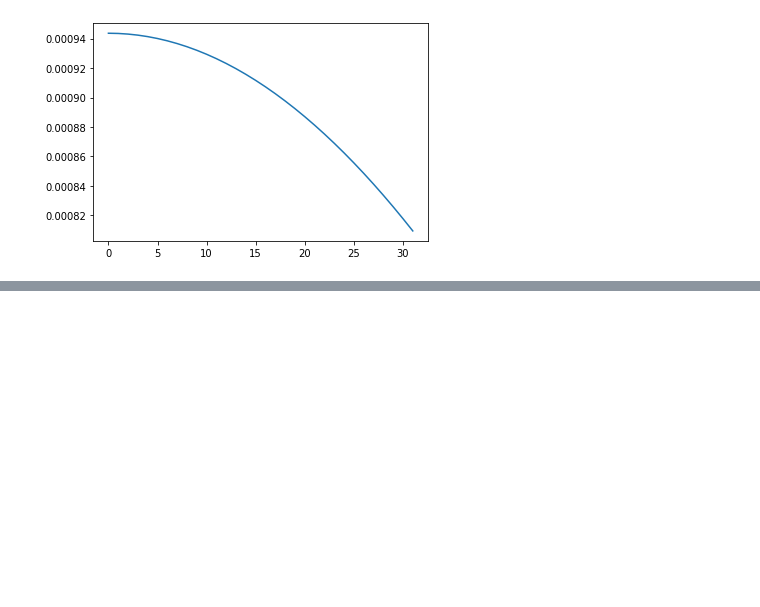
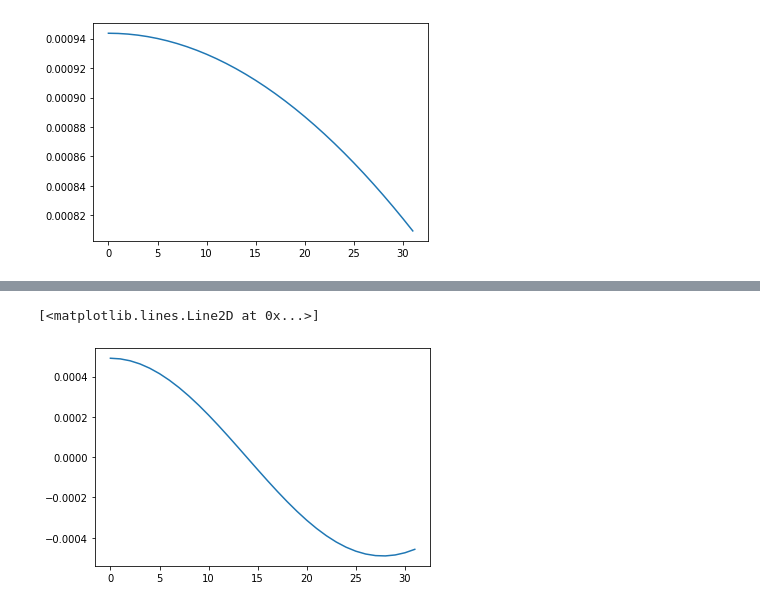
Before and after one commit to Peter-Paul/wallstreet-forecast, a Jupyter notebook: analytics/crypto/DCT SIGNALS/jan-jun.ipynb, the cells around one changed output, grey strips where cells are left out. Saved outputs shown, nothing was run; the diff lists cells and outputs as text; code cells hidden in the pictures; blank space fills up the shorter version.

```diff
--- a/analytics/crypto/DCT SIGNALS/jan-jun.ipynb
+++ b/analytics/crypto/DCT SIGNALS/jan-jun.ipynb
@@ -201,0 +221,6 @@ plt.plot(signals[0][3])
+# %%
+sign = 0.0004906686527109167 * np.cos(np.pi * 0.033854166666666664 * series)
+plt.plot(sign)
+# %% [output]
+[<matplotlib.lines.Line2D at 0x...>]
+[figure, added]
```
Also changed, not shown: parts of 3 cells of this notebook, 9 other files.
